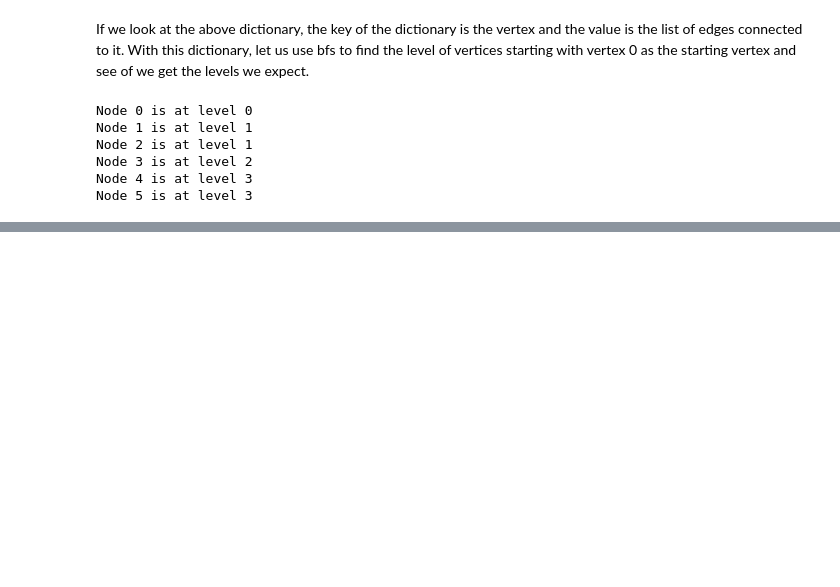
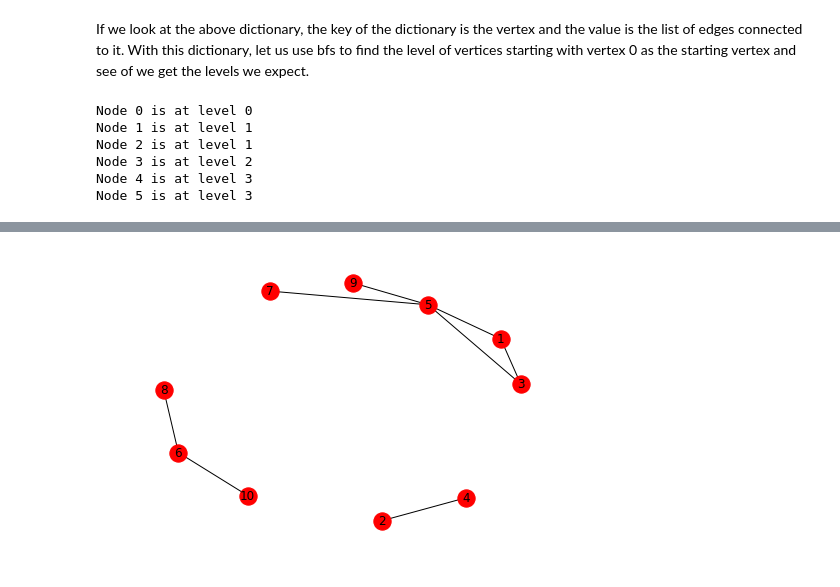
Before and after one commit to amolnayak311/algorithms-illuminated, a Jupyter notebook: Part 2, Graph Algorithms and Data Structures/8. Graph Search and Its Applications.ipynb, the cells around one changed output, grey strips where cells are left out. Drawn from its saved outputs; the diff is of its cells as text; code cells hidden in the pictures; blank space fills up the shorter version.

```diff
--- a/Part 2, Graph Algorithms and Data Structures/8. Graph Search and Its Applications.ipynb
+++ b/Part 2, Graph Algorithms and Data Structures/8. Graph Search and Its Applications.ipynb
@@ -123,0 +135,7 @@ This is what we expected to get.
+# %%
+G = nx.Graph()
+G.add_edges_from([(1, 3), (1, 5), (3, 5), (5, 9), (5, 7), (2, 4), (6, 8), (6, 10)])
+nx.draw(G, with_labels = True)
+plt.show()
+# %% [output]
+[figure, added]
```
Also changed, not shown: parts of 10 cells of this notebook.
